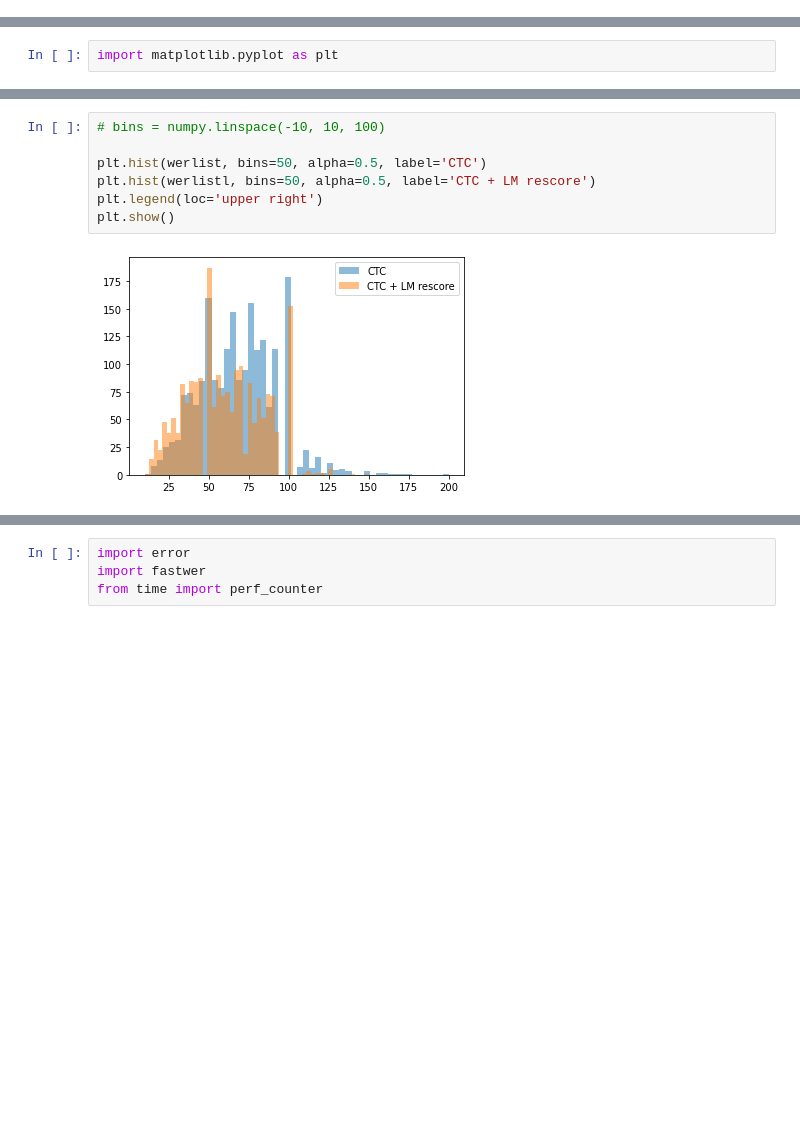
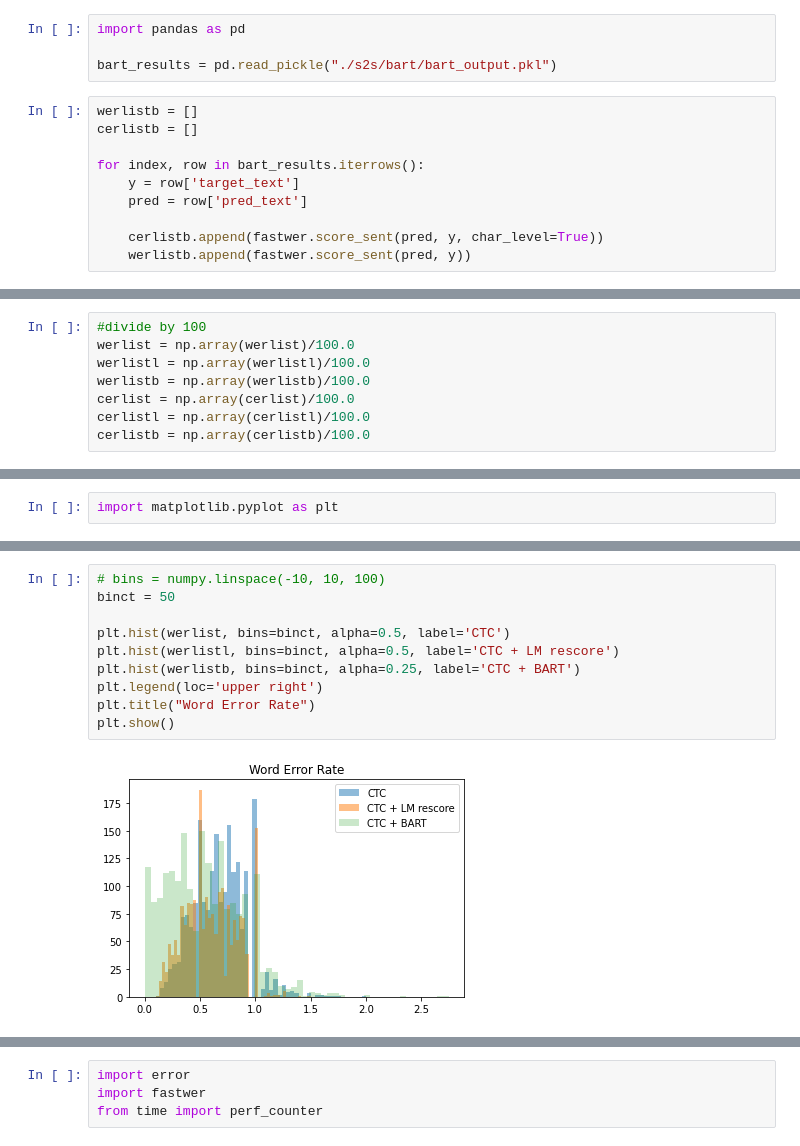
Before and after one commit to gbanerjee01/cs224u-project, a Jupyter notebook: Error Analysis.ipynb, the cells around one changed output, grey strips where cells are left out. Saved outputs shown, nothing was run; the diff lists cells and outputs as text; blank space fills up the shorter version.

Commit message:
error

```diff
--- a/Error Analysis.ipynb
+++ b/Error Analysis.ipynb
@@ -49,3 +69,17 @@ print(np.median(cerlistl))
 58.3333
 25.0
 26.5006
+# %%
+import pandas as pd
+
+bart_results = pd.read_pickle("./s2s/bart/bart_output.pkl")
+# %%
+werlistb = []
+cerlistb = []
+
+for index, row in bart_results.iterrows():
+    y = row['target_text']
+    pred = row['pred_text']
+
+    cerlistb.append(fastwer.score_sent(pred, y, char_level=True))
+    werlistb.append(fastwer.score_sent(pred, y))
@@ -53,3 +100,11 @@ print(np.median(cerlistl))
 len(cerlist)
 # %% [output]
 2000
+# %%
+#divide by 100
+werlist = np.array(werlist)/100.0
+werlistl = np.array(werlistl)/100.0
+werlistb = np.array(werlistb)/100.0
+cerlist = np.array(cerlist)/100.0
+cerlistl = np.array(cerlistl)/100.0
+cerlistb = np.array(cerlistb)/100.0
@@ -58,12 +388,15 @@ import matplotlib.pyplot as plt
 # %%
 # bins = numpy.linspace(-10, 10, 100)
+binct = 50
 
-plt.hist(werlist, bins=50, alpha=0.5, label='CTC')
-plt.hist(werlistl, bins=50, alpha=0.5, label='CTC + LM rescore')
+plt.hist(werlist, bins=binct, alpha=0.5, label='CTC')
+plt.hist(werlistl, bins=binct, alpha=0.5, label='CTC + LM rescore')
+plt.hist(werlistb, bins=binct, alpha=0.25, label='CTC + BART')
 plt.legend(loc='upper right')
+plt.title("Word Error Rate")
 plt.show()
 # %% [output]
-[figure, old version]
+[figure, new version]
 # %%
 # bins = numpy.linspace(-10, 10, 100)
 
```
Also changed, not shown: parts of 21 cells of this notebook.
